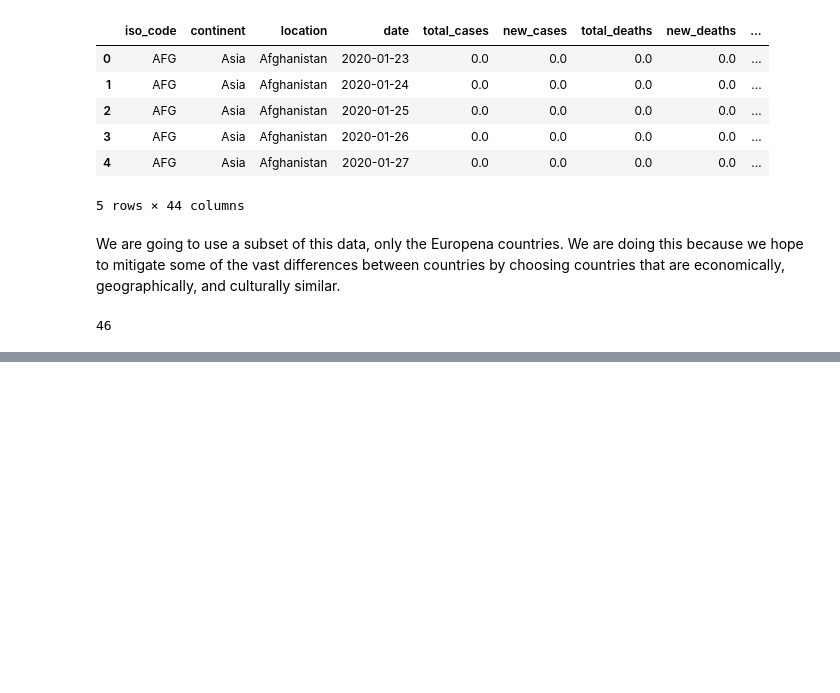
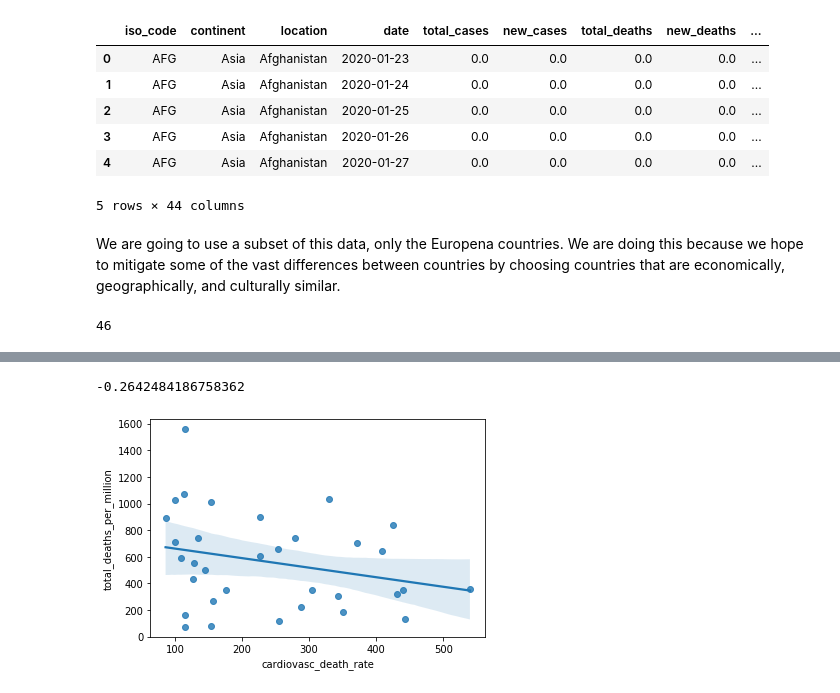
Before and after one commit to schagan2/Project_Group_5-Covid-19, a Jupyter notebook: Deliverable_3.ipynb, the cells around one changed output, grey strips where cells are left out. Saved outputs shown, nothing was run; the diff lists cells and outputs as text; code cells hidden in the pictures; blank space fills up the shorter version.

```diff
--- a/Deliverable_3.ipynb
+++ b/Deliverable_3.ipynb
@@ -134,8 +182,13 @@ sns.regplot(population_density,grouped_by_deaths_per_million)
 # %%
 #now for Cardiovascular Death Rate
 cardiovascular_death_rate= european_subset.groupby("iso_code")["cardiovasc_death_rate"].max()
 
 sns.regplot(cardiovascular_death_rate, grouped_by_deaths_per_million)
+r_cardio = np.corrcoef(cardiovascular_death_rate, grouped_by_deaths_per_million)
+r_cardio[0,1]
+# %% [output]
+-0.2642484186758362
+[figure, added]
 # %%
 #now for median age and covid deaths per 1 million
 median_age = european_subset.groupby("iso_code")["median_age"].max()
```
Also changed, not shown: parts of 19 cells of this notebook.
